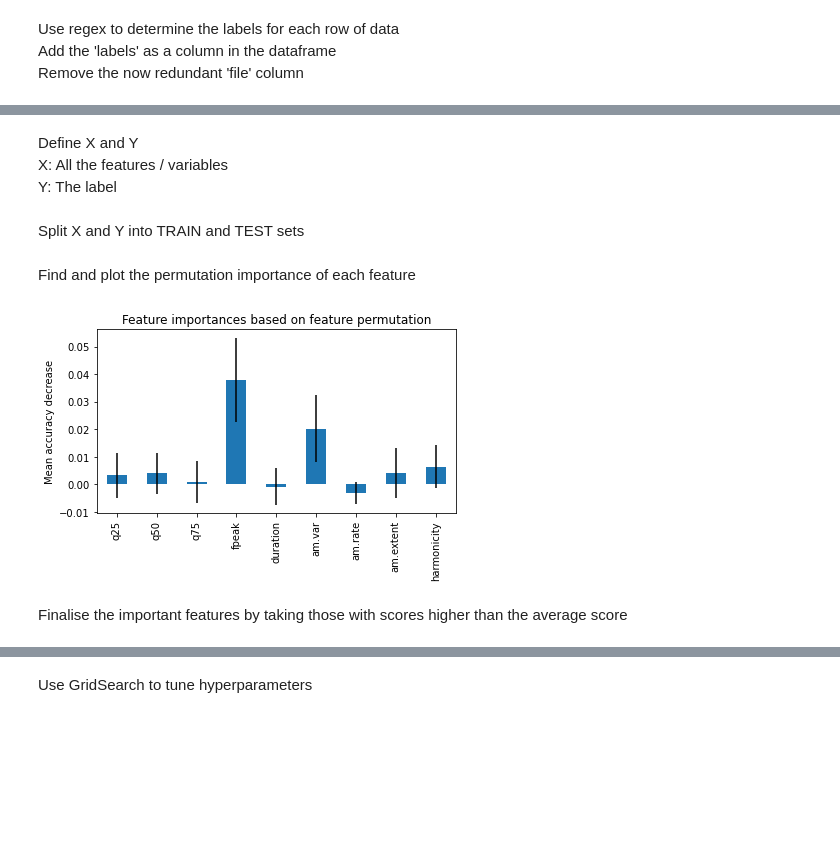
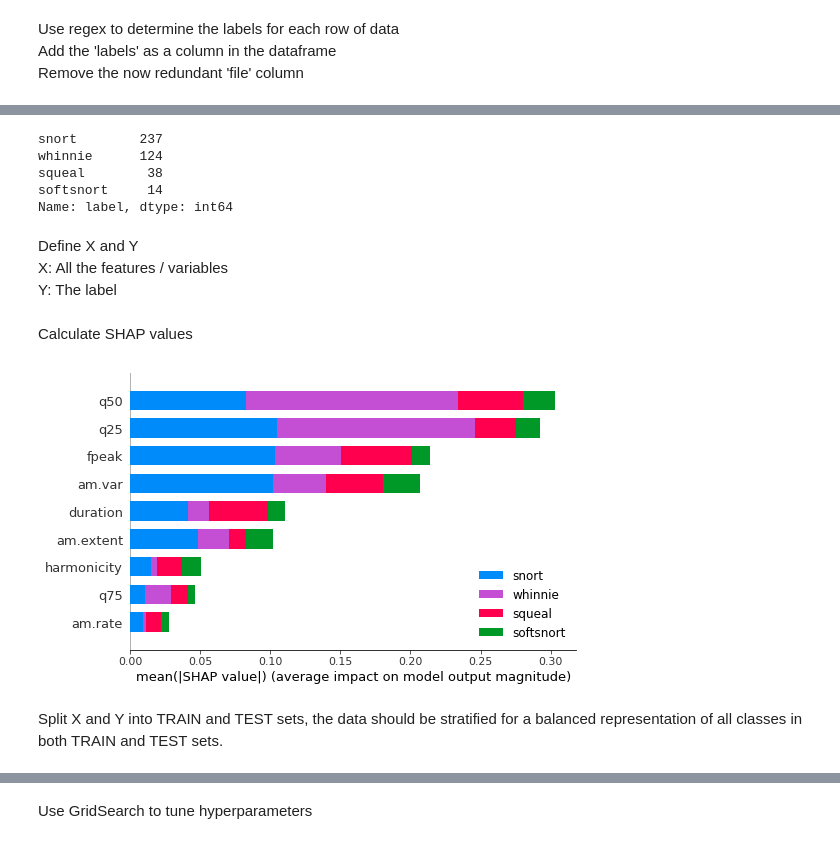
Before and after one commit to AleksandraPanfilova/Zebra_Project, a Jupyter notebook: tabular_final.ipynb, the cells around one changed output, grey strips where cells are left out. Cells and saved outputs as stored; diff of their text form; code cells hidden in the pictures; blank space fills up the shorter version.

```diff
--- a/tabular_final.ipynb
+++ b/tabular_final.ipynb
@@ -61,10 +64,27 @@ data
+# %%
+data['label'].value_counts()
+# %% [output]
+snort        237
+whinnie      124
+squeal        38
+softsnort     14
+Name: label, dtype: int64
 # %% [markdown]
 Define X and Y
 X: All the features / variables
 Y: The label
 # %%
-X = data.drop('labels', axis = 1)
-Y = data['labels']
+X = data.drop('label', axis = 1)
+y = data['label']
+# %% [markdown]
+Calculate SHAP values
+# %%
+shap_model = RandomForestClassifier(random_state=42)
+shap_model.fit(X, y)
+shap_values = shap.TreeExplainer(shap_model).shap_values(X)
+shap.summary_plot(shap_values, X, class_names=shap_model.classes_)
+# %% [output]
+[figure, added]
 # %% [markdown]
-Split X and Y into TRAIN and TEST sets
+Split X and Y into TRAIN and TEST sets, the data should be stratified for a balanced representation of all classes in both TRAIN and TEST sets.
 # %%
@@ -72,21 +91,0 @@ X_train, X_test, y_train, y_test = train_test_split(X, Y, test_size = 0.3, train
-# %% [markdown]
-Find and plot the permutation importance of each feature
-# %%
-feature_names = list(X.columns)
-forest = RandomForestClassifier(random_state=0)
-forest.fit(X_train, y_train)
-importances = forest.feature_importances_
-result = permutation_importance(
-    forest, X_test, y_test, n_repeats=10, random_state=42, n_jobs=2
-)
-forest_importances = pd.Series(result.importances_mean, index=feature_names)
-fig, ax = plt.subplots()
-forest_importances.plot.bar(yerr=result.importances_std, ax=ax)
-ax.set_title("Feature importances based on feature permutation")
-ax.set_ylabel("Mean accuracy decrease")
-fig.tight_layout()
-plt.show()
-# %% [output]
-[figure, removed]
-# %% [markdown]
-Finalise the important features by taking those with scores higher than the average score
```
Also changed, not shown: parts of 10 cells of this notebook.
